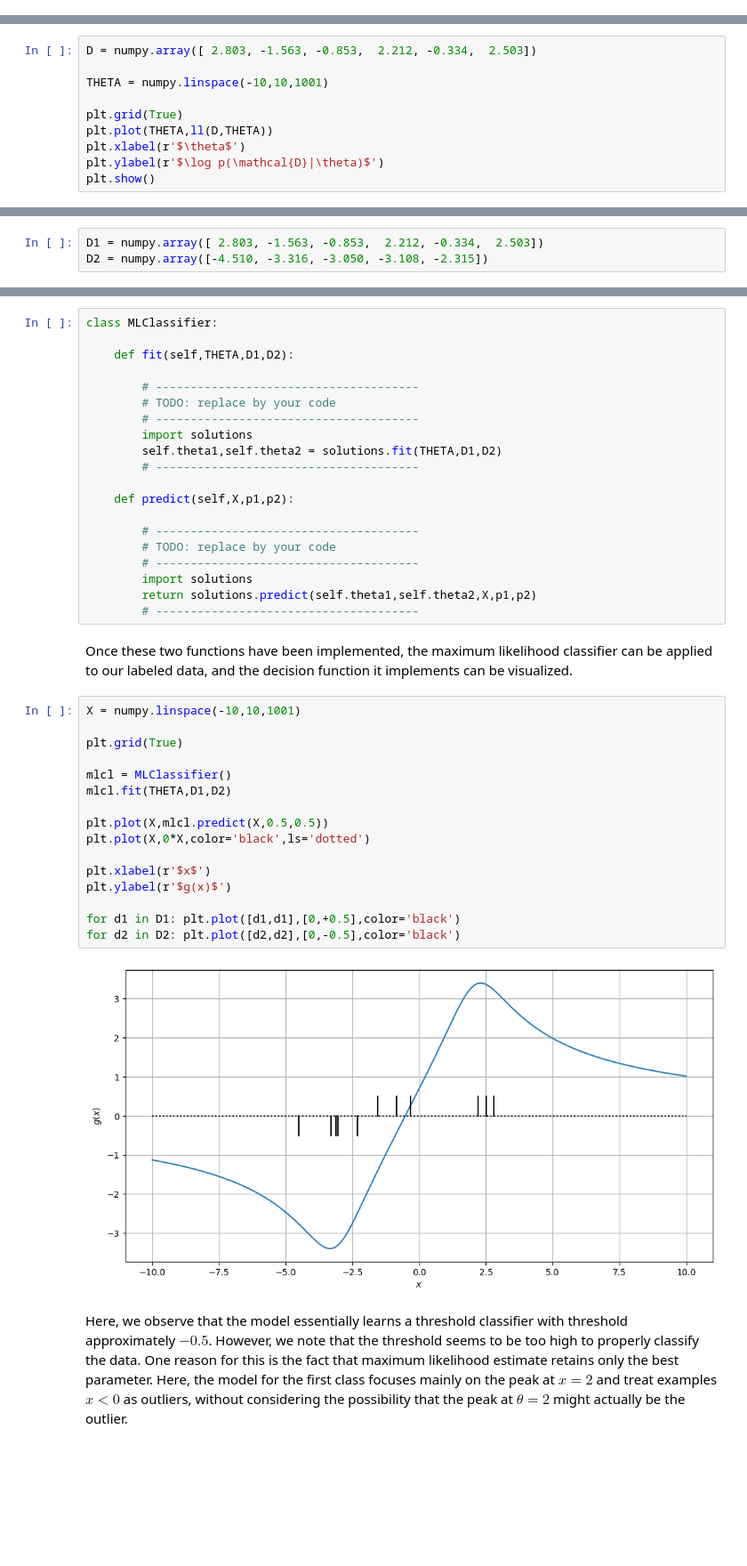
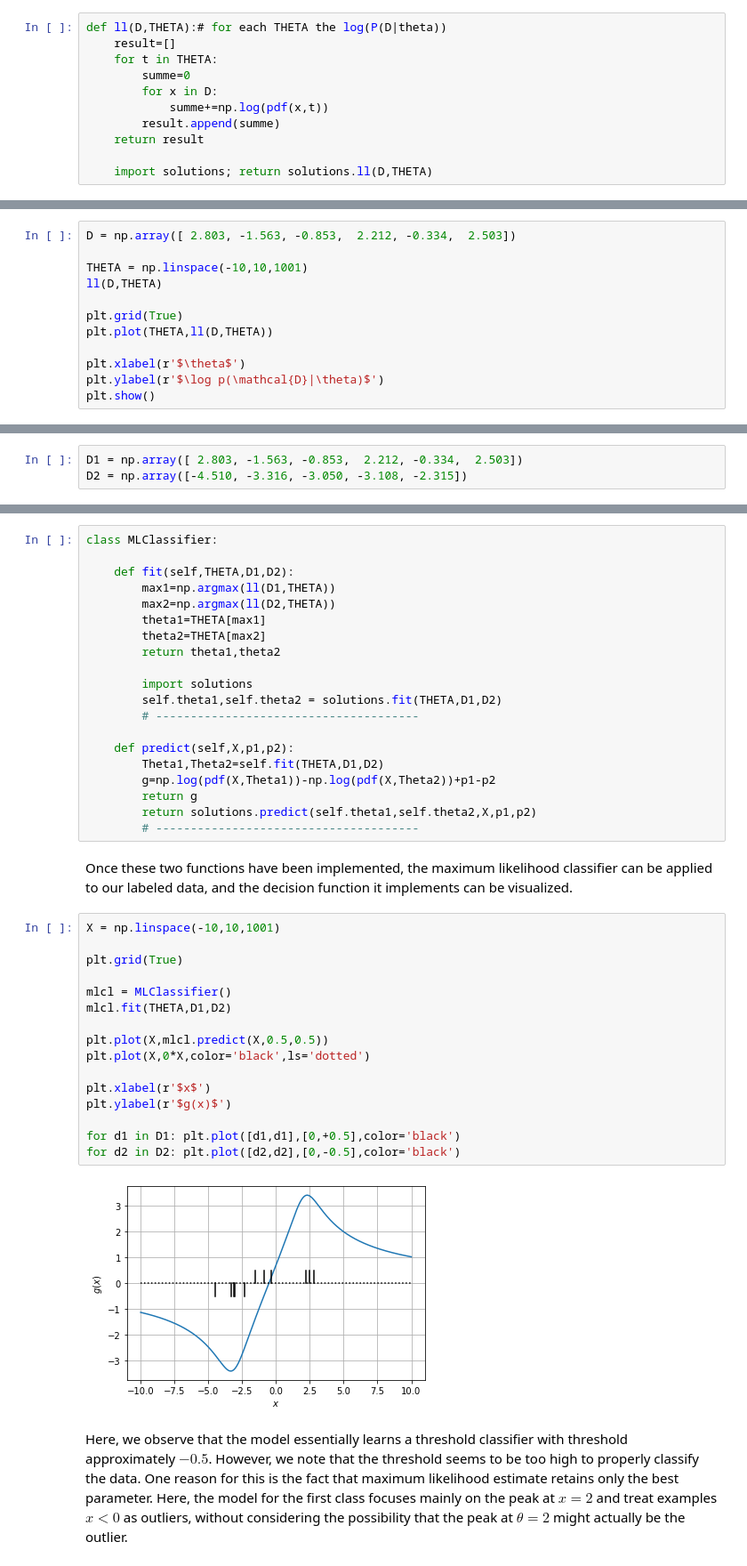
Before and after one commit to svpovol/GitHub_Repo, a Jupyter notebook: sheet02-programming.ipynb, the cells around one changed output, grey strips where cells are left out. Shown at 89% size. Saved outputs shown, nothing was run; the diff lists cells and outputs as text; blank space fills up the shorter version.

```diff
--- a/sheet02-programming.ipynb
+++ b/sheet02-programming.ipynb
@@ -51,12 +42,25 @@ def ll(D,THETA):
+# %%
+def ll(D,THETA):# for each THETA the log(P(D|theta))
+    result=[]
+    for t in THETA:
+        summe=0
+        for x in D:
+            summe+=np.log(pdf(x,t))
+        result.append(summe)
+    return result
+
+    import solutions; return solutions.ll(D,THETA)
 # %% [markdown]
 To test the method, we apply it to some dataset, and plot the log-likelihood for some plausible range of parameters $\theta$.
 # %%
-D = numpy.array([ 2.803, -1.563, -0.853,  2.212, -0.334,  2.503])
+D = np.array([ 2.803, -1.563, -0.853,  2.212, -0.334,  2.503])
 
-THETA = numpy.linspace(-10,10,1001)
+THETA = np.linspace(-10,10,1001)
+ll(D,THETA)
 
 plt.grid(True)
 plt.plot(THETA,ll(D,THETA))
+
 plt.xlabel(r'$\theta$')
 plt.ylabel(r'$\log p(\mathcal{D}|\theta)$')
 plt.show()
@@ -69,8 +73,8 @@ We observe that the likelihood has two peaks: one around $\theta=-0.5$ and one a
 
 We now would like to use the maximum likelihood technique to build a classifier. We consider a labeled dataset where the data associated to the two classes are given by:
 # %%
-D1 = numpy.array([ 2.803, -1.563, -0.853,  2.212, -0.334,  2.503])
-D2 = numpy.array([-4.510, -3.316, -3.050, -3.108, -2.315])
+D1 = np.array([ 2.803, -1.563, -0.853,  2.212, -0.334,  2.503])
+D2 = np.array([-4.510, -3.316, -3.050, -3.108, -2.315])
 # %% [markdown]
 To be able to classify new data points, we consider the discriminant function
 
@@ -90,42 +94,42 @@ were the first two terms can be computed based on our maximum likelihood estimat
 class MLClassifier:
 
     def fit(self,THETA,D1,D2):
+        max1=np.argmax(ll(D1,THETA))
+        max2=np.argmax(ll(D2,THETA))
+        theta1=THETA[max1]
+        theta2=THETA[max2]
+        return theta1,theta2
 
-        # --------------------------------------
-        # TODO: replace by your code
-        # --------------------------------------
         import solutions
         self.theta1,self.theta2 = solutions.fit(THETA,D1,D2)
         # --------------------------------------
 
     def predict(self,X,p1,p2):
-
-        # --------------------------------------
-        # TODO: replace by your code
-        # --------------------------------------
-        import solutions
+        Theta1,Theta2=self.fit(THETA,D1,D2)
+        g=np.log(pdf(X,Theta1))-np.log(pdf(X,Theta2))+p1-p2
+        return g
         return solutions.predict(self.theta1,self.theta2,X,p1,p2)
         # --------------------------------------
 # %% [markdown]
 Once these two functions have been implemented, the maximum likelihood classifier can be applied to our labeled data, and the decision function it implements can be visualized.
 # %%
-X = numpy.linspace(-10,10,1001)
+X = np.linspace(-10,10,1001)
 
 plt.grid(True)
 
 mlcl = MLClassifier()
 mlcl.fit(THETA,D1,D2)
 
 plt.plot(X,mlcl.predict(X,0.5,0.5))
 plt.plot(X,0*X,color='black',ls='dotted')
 
 plt.xlabel(r'$x$')
 plt.ylabel(r'$g(x)$')
 
 for d1 in D1: plt.plot([d1,d1],[0,+0.5],color='black')
 for d2 in D2: plt.plot([d2,d2],[0,-0.5],color='black')
 # %% [output]
-[figure, old version]
+[figure, new version]
 # %% [markdown]
 Here, we observe that the model essentially learns a threshold classifier with threshold approximately $-0.5$. However, we note that the threshold seems to be too high to properly classify the data. One reason for this is the fact that maximum likelihood estimate retains only the best parameter. Here, the model for the first class focuses mainly on the peak at $x=2$ and treat examples $x < 0$ as outliers, without considering the possibility that the peak at $\theta=2$ might actually be the outlier.
 # %% [markdown]
```
Also changed, not shown: parts of 9 cells of this notebook.
